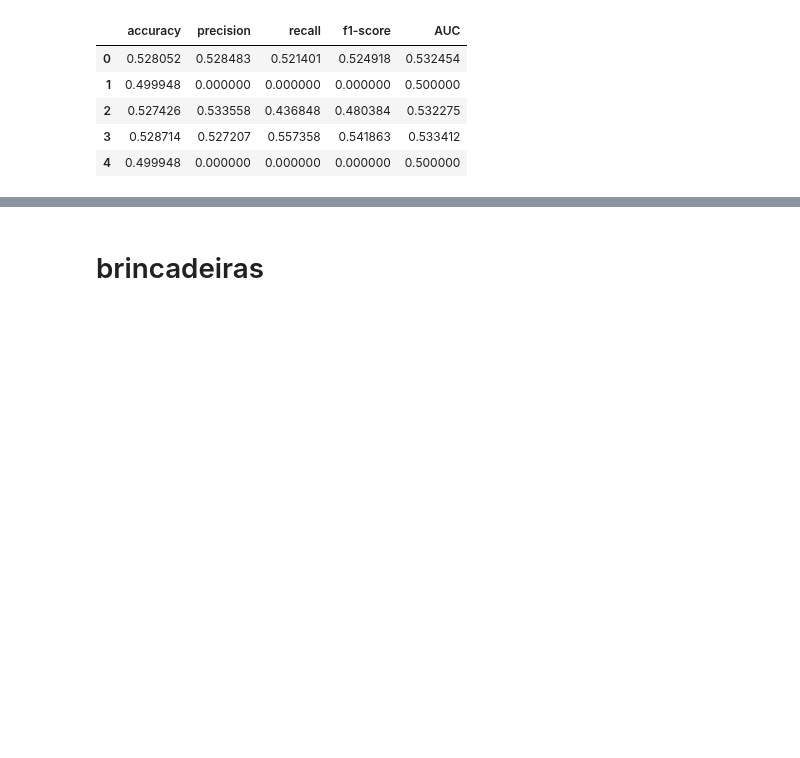
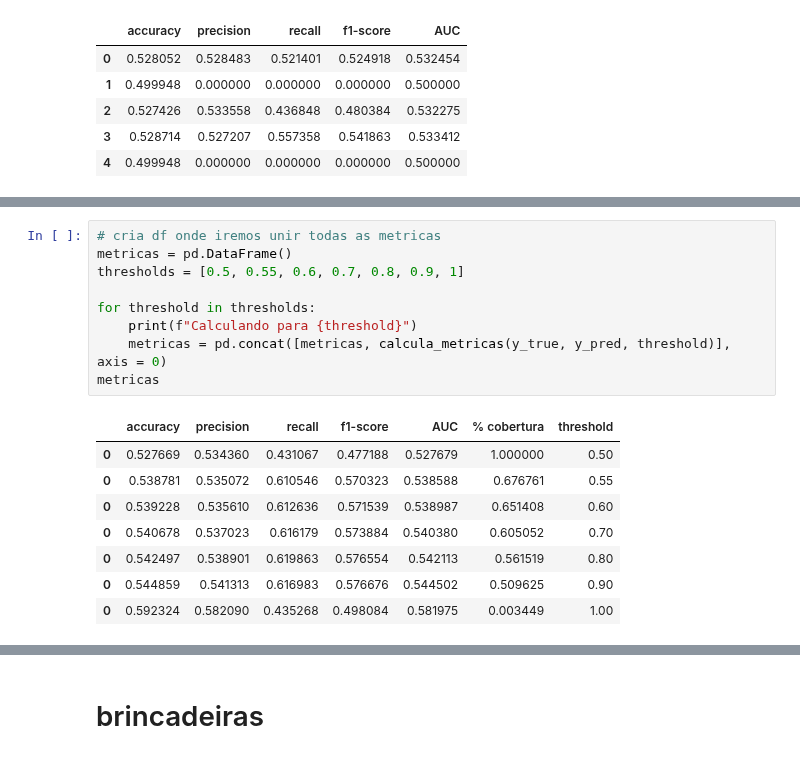
Before and after one commit to lambdavar/Artigo, a Jupyter notebook: Final.ipynb, the cells around one changed output, grey strips where cells are left out. Drawn from its saved outputs; the diff is of its cells as text; blank space fills up the shorter version.

```diff
--- a/Final.ipynb
+++ b/Final.ipynb
@@ -328,0 +354,18 @@ def decisao(x, threshold):
+# %%
+# cria df onde iremos unir todas as metricas
+metricas = pd.DataFrame()
+thresholds = [0.5, 0.55, 0.6, 0.7, 0.8, 0.9, 1]
+
+for threshold in thresholds:
+    print(f"Calculando para {threshold}")
+    metricas = pd.concat([metricas, calcula_metricas(y_true, y_pred, threshold)], axis = 0)
+metricas
+# %% [output]
+|  | accuracy | precision | recall | f1-score | AUC | % cobertura | threshold |
+| 0 | 0.527669 | 0.534360 | 0.431067 | 0.477188 | 0.527679 | 1.000000 | 0.50 |
+| 0 | 0.538781 | 0.535072 | 0.610546 | 0.570323 | 0.538588 | 0.676761 | 0.55 |
+| 0 | 0.539228 | 0.535610 | 0.612636 | 0.571539 | 0.538987 | 0.651408 | 0.60 |
+| 0 | 0.540678 | 0.537023 | 0.616179 | 0.573884 | 0.540380 | 0.605052 | 0.70 |
+| 0 | 0.542497 | 0.538901 | 0.619863 | 0.576554 | 0.542113 | 0.561519 | 0.80 |
+| 0 | 0.544859 | 0.541313 | 0.616983 | 0.576676 | 0.544502 | 0.509625 | 0.90 |
+| 0 | 0.592324 | 0.582090 | 0.435268 | 0.498084 | 0.581975 | 0.003449 | 1.00 |
```
Also changed, not shown: parts of 16 cells of this notebook.
